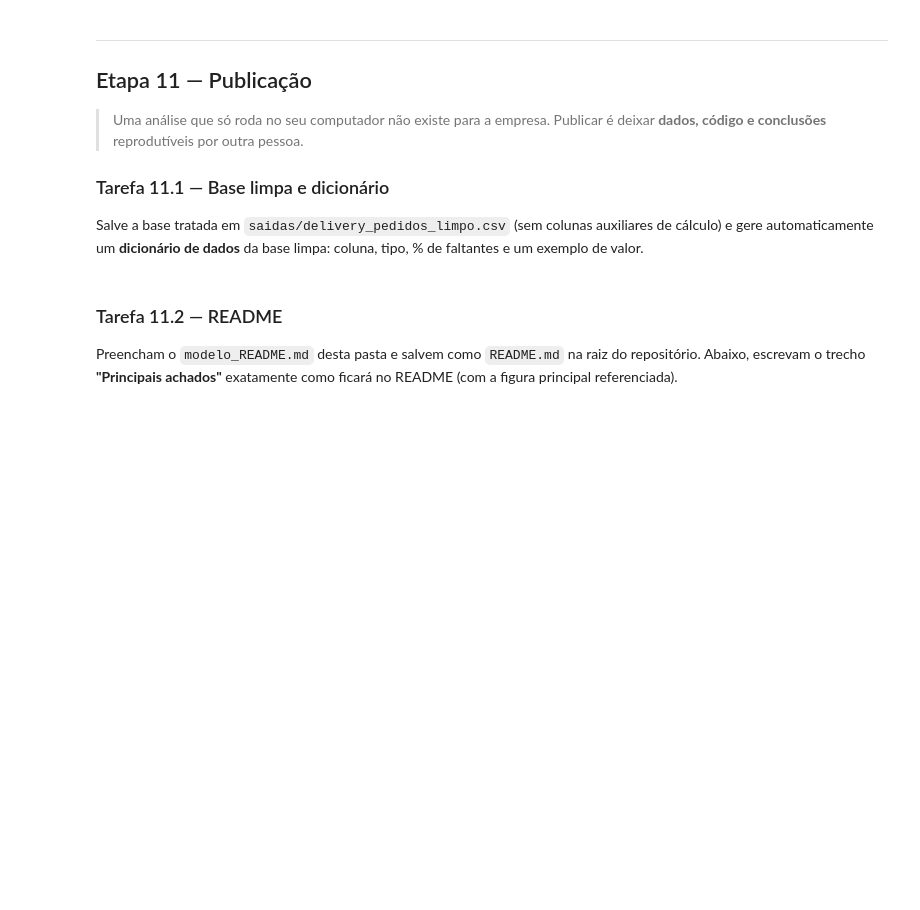
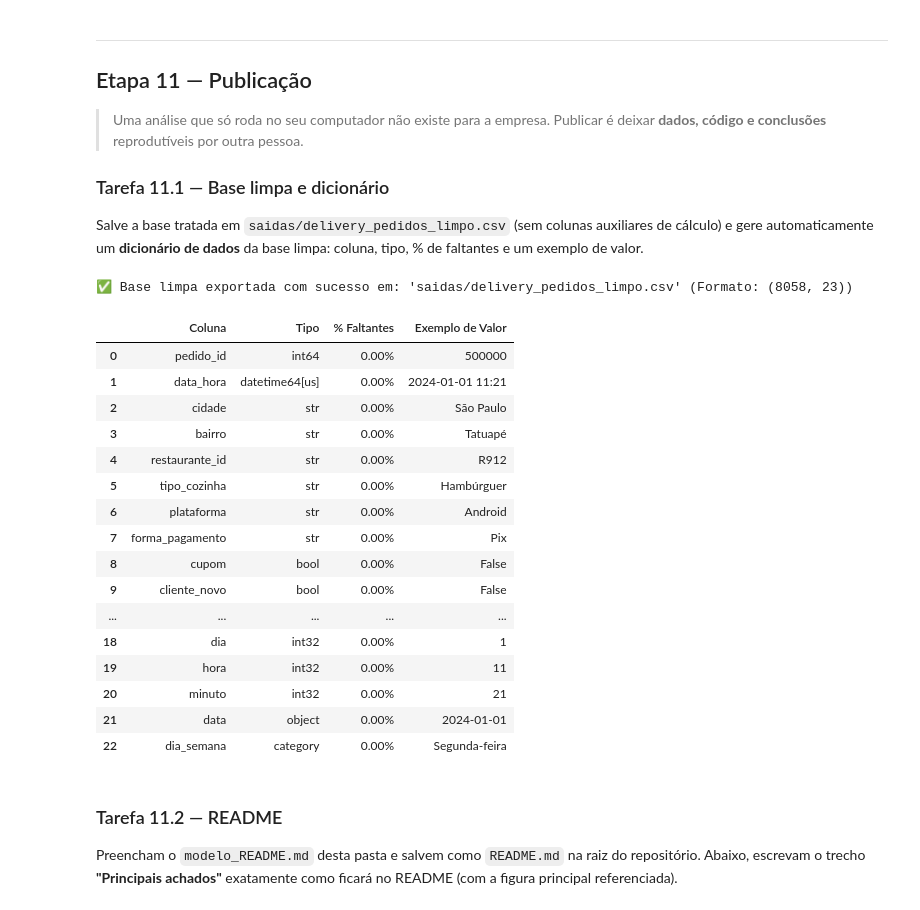
Before and after one commit to eduardoschlemer/TRABALHO-FINAL-ANALISE-EXPLORATORIA, a Jupyter notebook: projeto_final.ipynb, the cells around one changed output. Drawn from its saved outputs; the diff is of its cells as text; code cells hidden in the pictures; blank space fills up the shorter version.

```diff
--- a/projeto_final.ipynb
+++ b/projeto_final.ipynb
@@ -2721,7 +3263,79 @@ Liste **pelo menos 3 limitações** da análise (o que os dados não permitem af
 ### Tarefa 11.1 — Base limpa e dicionário
 Salve a base tratada em `saidas/delivery_pedidos_limpo.csv` (sem colunas auxiliares de cálculo) e gere automaticamente um **dicionário de dados** da base limpa: coluna, tipo, % de faltantes e um exemplo de valor.
 # %%
-# Sua solução aqui
+# 1. Garantir que a pasta 'saidas' exista no seu diretório
+if not os.path.exists("saidas"):
+    os.makedirs("saidas")
+
+# 2. Lista de colunas auxiliares e duplicadas para serem removidas antes do arquivo limpo final
+# Mantém apenas a 'dia_semana' do tipo category (ordenada) conforme os critérios de limpeza
+colunas_auxiliares = [
+    'tempo_invalido', 'distancia_invalida', 'pedido_grande',
+    'mediana_cozinha', 'razao_mediana', 'outlier_iqr_geral',
+    'outlier_iqr_cozinha', 'outlier_z_cozinha', 'dia_da_semana_num',
+    'mes_ano', 'data_pura', 'valor_pedido_log', 'avaliacao_faltante',
+    'dia_da_semana'
+]
+colunas_finais = [c for c in df.columns if c not in colunas_auxiliares]
+
+# Criar o DataFrame limpo oficial
+df_limpo = df[colunas_finais].copy()
+
+# Salvar o arquivo CSV limpo na pasta indicada
+caminho_csv = "saidas/delivery_pedidos_limpo.csv"
+df_limpo.to_csv(caminho_csv, index=False)
+print(f"✅ Base limpa exportada com sucesso em: '{caminho_csv}' (Formato: {df_limpo.shape})\n")
+
+# 3. Gerar automaticamente o Dicionário de Dados com alinhamento e texto limpo corrigidos
+dicionario_data = []
+for col in df_limpo.columns:
+    tipo = str(df_limpo[col].dtype)
+
+    # Calcular o percentual de faltantes baseado no estado atual da coluna
+    pct_faltantes = (df_limpo[col].isna().mean() * 100)
+
+    # Capturar um exemplo real de valor
+    exemplo = df_limpo[col].dropna().iloc[0] if df_limpo[col].notna().any() else np.nan
+
+    # Formatação limpa de exibição para datas e números flutuantes
+    if isinstance(exemplo, pd.Timestamp):
+        exemplo = exemplo.strftime('%Y-%m-%d %H:%M')
+    elif isinstance(exemplo, (float, np.float64, np.float32)):
+        exemplo = f"{exemplo:.2f}"
+    elif str(type(exemplo)) == "<class 'datetime.date'>":
+        # Correção do NameError: Ajustado de 'ejemplo' para 'exemplo'
+        exemplo = exemplo.strftime('%Y-%m-%d')
+
+    # Adição corrigida: Perfeitamente alinhada por 4 espaços de tabulação e sem as tags HTML
+    dicionario_data.append({
+        "Coluna": col,
+        "Tipo": tipo,
+        "% Faltantes": f"{pct_faltantes:.2f}%",
+        "Exemplo de Valor": str(exemplo)
+    })
+
+# Converter em DataFrame e exibir em formato de tabela limpa
+df_dic = pd.DataFrame(dicionario_data)
+display(df_dic)
+# %% [output]
+✅ Base limpa exportada com sucesso em: 'saidas/delivery_pedidos_limpo.csv' (Formato: (8058, 23))
+|  | Coluna | Tipo | % Faltantes | Exemplo de Valor |
+| 0 | pedido_id | int64 | 0.00% | 500000 |
+| 1 | data_hora | datetime64[us] | 0.00% | 2024-01-01 11:21 |
+| 2 | cidade | str | 0.00% | São Paulo |
+| 3 | bairro | str | 0.00% | Tatuapé |
+| 4 | restaurante_id | str | 0.00% | R912 |
+| 5 | tipo_cozinha | str | 0.00% | Hambúrguer |
+| 6 | plataforma | str | 0.00% | Android |
+| 7 | forma_pagamento | str | 0.00% | Pix |
+| 8 | cupom | bool | 0.00% | False |
+| 9 | cliente_novo | bool | 0.00% | False |
+| ... | ... | ... | ... | ... |
+| 18 | dia | int32 | 0.00% | 1 |
+| 19 | hora | int32 | 0.00% | 11 |
+| 20 | minuto | int32 | 0.00% | 21 |
+| 21 | data | object | 0.00% | 2024-01-01 |
+| 22 | dia_semana | category | 0.00% | Segunda-feira |
 # %% [markdown]
 ### Tarefa 11.2 — README
 Preencham o `modelo_README.md` desta pasta e salvem como `README.md` na raiz do repositório. Abaixo, escrevam o trecho **"Principais achados"** exatamente como ficará no README (com a figura principal referenciada).
```
Also changed, not shown: parts of 23 cells of this notebook, 3 other files.
